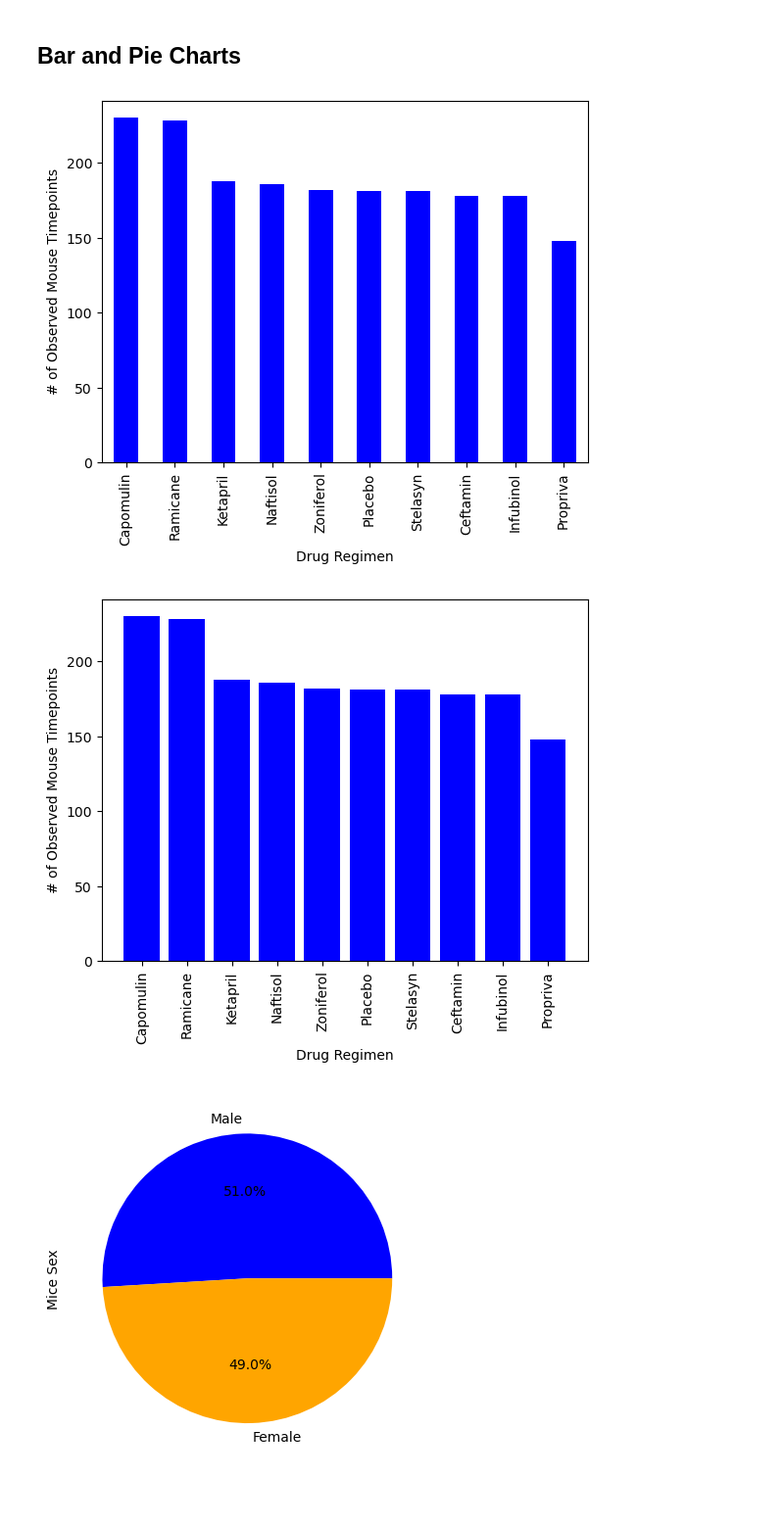
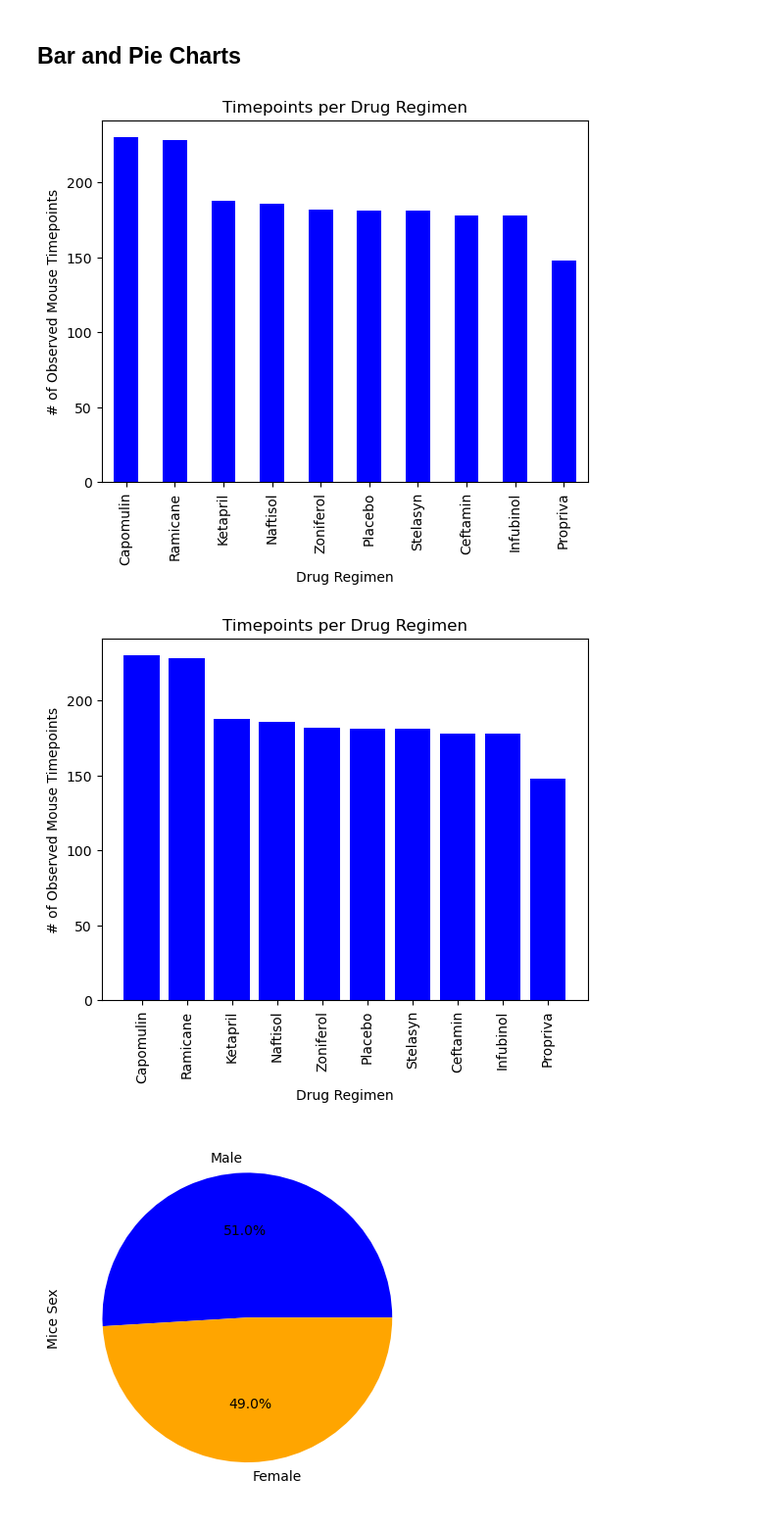
Before and after one commit to danielmolina81/visualization-challenge, a Jupyter notebook: pymaceuticals.ipynb, the cells around one changed output. Shown at 98% size. Drawn from its saved outputs; the diff is of its cells as text; code cells hidden in the pictures; blank space fills up the shorter version.

```diff
--- a/pymaceuticals.ipynb
+++ b/pymaceuticals.ipynb
@@ -132,19 +130,20 @@ statistics_summary2
 # %%
 # Bar chart showing the total number of observations (timepoints for all mice) by each drug regimen (Pandas)
 bar_df = clean_complete_data.groupby("Drug Regimen")["Mouse ID"].count().sort_values(ascending= False)
-bar_df.plot(kind="bar", color= "b", ylabel="# of Observed Mouse Timepoints");
+bar_df.plot(kind= "bar", color= "b", ylabel= "# of Observed Mouse Timepoints", title= "Timepoints per Drug Regimen");
 # %% [output]
-[figure, old version]
+[figure, new version]
 # %%
 # Bar chart showing the total number of observations (timepoints for all mice) by each drug regimen (Matplotlib)
 bar_df = clean_complete_data.groupby("Drug Regimen")["Mouse ID"].count().sort_values(ascending= False)
 bar_df = bar_df.reset_index()
 plt.bar(bar_df["Drug Regimen"],bar_df["Mouse ID"], color="b", alpha=1)
 plt.xticks(rotation=90)
 plt.xlabel("Drug Regimen")
 plt.ylabel("# of Observed Mouse Timepoints")
+plt.title("Timepoints per Drug Regimen")
 plt.tight_layout
 plt.show()
 # %% [output]
-[figure, old version]
+[figure, new version]
 # %%
```
Also changed, not shown: parts of 10 cells of this notebook.
